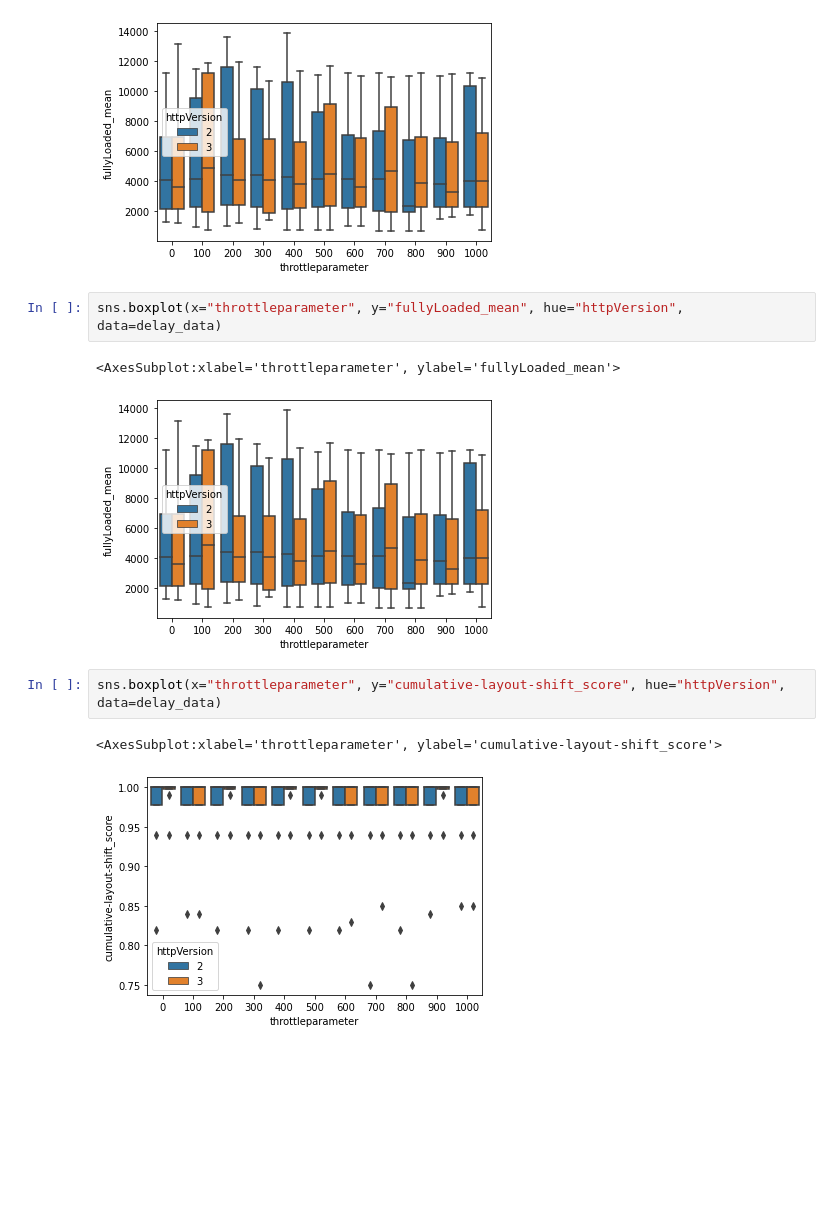
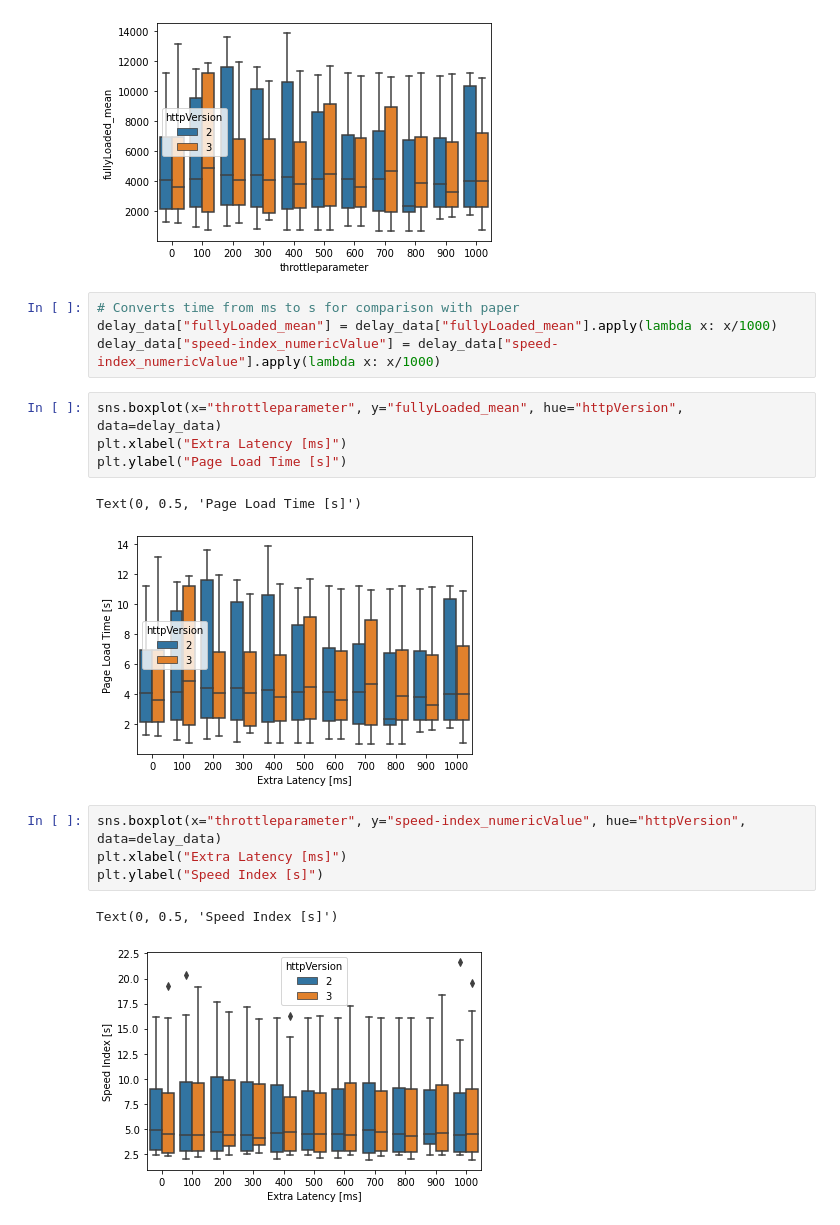
Before and after one commit to caramelmelmel/skrowten, a Jupyter notebook: dataAnalysis/delay_analysis.ipynb, the cells around one changed output. Drawn from its saved outputs; the diff is of its cells as text; blank space fills up the shorter version.

Commit message:
Add boxplots

```diff
--- a/dataAnalysis/delay_analysis.ipynb
+++ b/dataAnalysis/delay_analysis.ipynb
@@ -80,13 +48,21 @@ sns.boxplot(x="throttleparameter", y="fullyLoaded_mean", hue="httpVersion", data
 # %% [output]
 <AxesSubplot:xlabel='throttleparameter', ylabel='fullyLoaded_mean'>
 [figure]
+# %%
+# Converts time from ms to s for comparison with paper
+delay_data["fullyLoaded_mean"] = delay_data["fullyLoaded_mean"].apply(lambda x: x/1000)
+delay_data["speed-index_numericValue"] = delay_data["speed-index_numericValue"].apply(lambda x: x/1000)
 # %%
 sns.boxplot(x="throttleparameter", y="fullyLoaded_mean", hue="httpVersion", data=delay_data)
+plt.xlabel("Extra Latency [ms]")
+plt.ylabel("Page Load Time [s]")
 # %% [output]
-<AxesSubplot:xlabel='throttleparameter', ylabel='fullyLoaded_mean'>
+Text(0, 0.5, 'Page Load Time [s]')
-[figure, old version]
+[figure, new version]
 # %%
-sns.boxplot(x="throttleparameter", y="cumulative-layout-shift_score", hue="httpVersion", data=delay_data)
+sns.boxplot(x="throttleparameter", y="speed-index_numericValue", hue="httpVersion", data=delay_data)
+plt.xlabel("Extra Latency [ms]")
+plt.ylabel("Speed Index [s]")
 # %% [output]
-<AxesSubplot:xlabel='throttleparameter', ylabel='cumulative-layout-shift_score'>
+Text(0, 0.5, 'Speed Index [s]')
-[figure, old version]
+[figure, new version]
```
Also changed, not shown: parts of 8 cells of this notebook, 2 other files.
